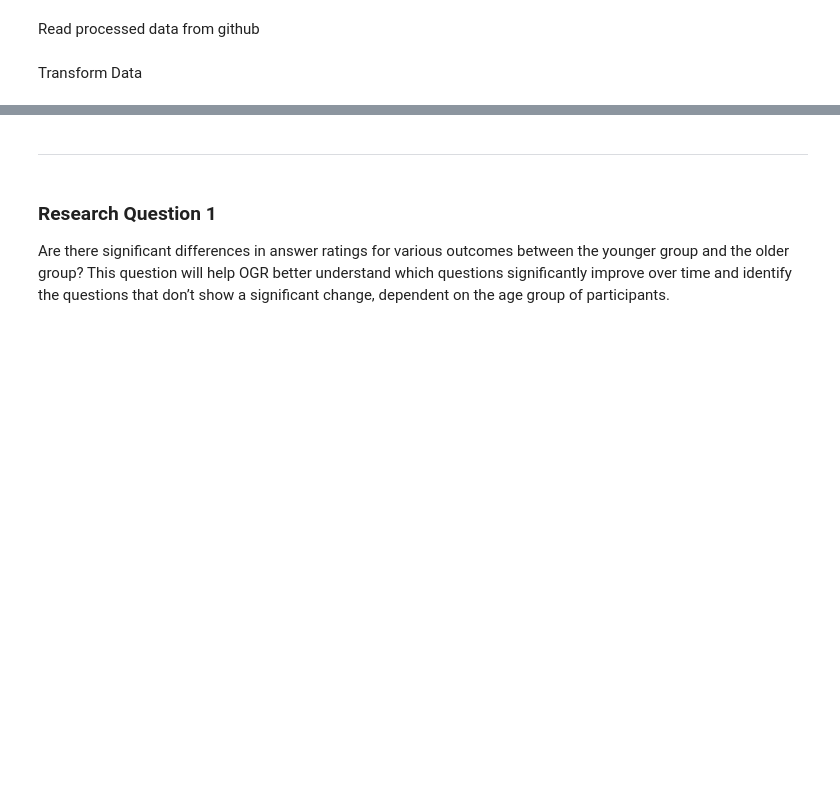
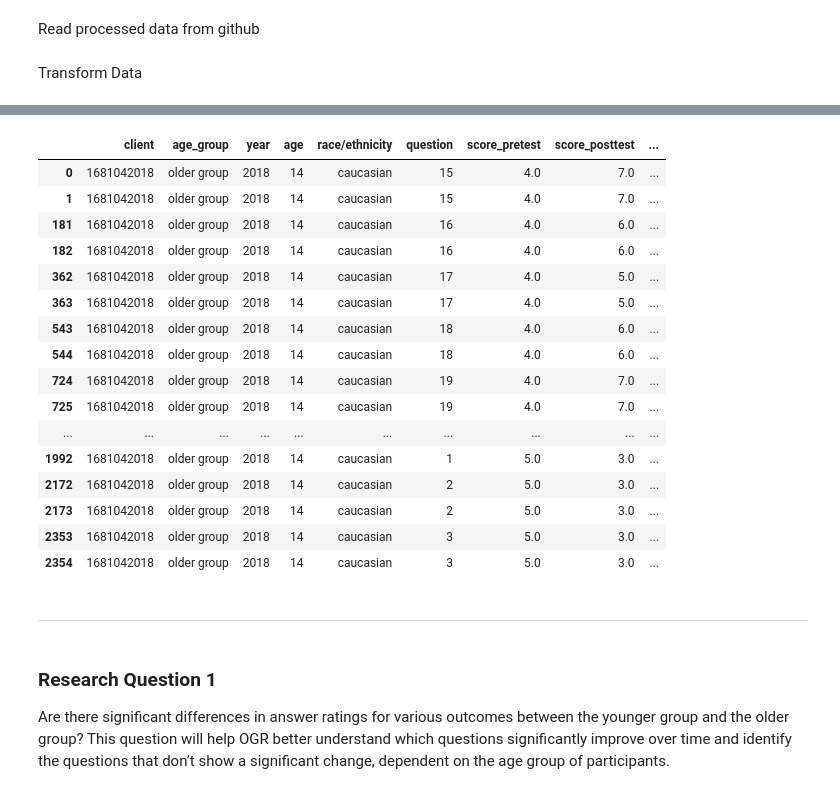
Before and after one commit to josh97ellis/omaha-girls-rock-analysis, a Jupyter notebook: notebooks/analysis.ipynb, the cells around one changed output, grey strips where cells are left out. Drawn from its saved outputs; the diff is of its cells as text; code cells hidden in the pictures; blank space fills up the shorter version.

```diff
--- a/notebooks/analysis.ipynb
+++ b/notebooks/analysis.ipynb
@@ -46,3 +55,23 @@ data_transformed.head()
+# %%
+data_transformed[data_transformed['client']=='1681042018']
+# %% [output]
+|  | client | age_group | year | age | race/ethnicity | question | score_pretest | score_posttest | ... |
+| 0 | 1681042018 | older group | 2018 | 14 | caucasian | 15 | 4.0 | 7.0 | ... |
+| 1 | 1681042018 | older group | 2018 | 14 | caucasian | 15 | 4.0 | 7.0 | ... |
+| 181 | 1681042018 | older group | 2018 | 14 | caucasian | 16 | 4.0 | 6.0 | ... |
+| 182 | 1681042018 | older group | 2018 | 14 | caucasian | 16 | 4.0 | 6.0 | ... |
+| 362 | 1681042018 | older group | 2018 | 14 | caucasian | 17 | 4.0 | 5.0 | ... |
+| 363 | 1681042018 | older group | 2018 | 14 | caucasian | 17 | 4.0 | 5.0 | ... |
+| 543 | 1681042018 | older group | 2018 | 14 | caucasian | 18 | 4.0 | 6.0 | ... |
+| 544 | 1681042018 | older group | 2018 | 14 | caucasian | 18 | 4.0 | 6.0 | ... |
+| 724 | 1681042018 | older group | 2018 | 14 | caucasian | 19 | 4.0 | 7.0 | ... |
+| 725 | 1681042018 | older group | 2018 | 14 | caucasian | 19 | 4.0 | 7.0 | ... |
+| ... | ... | ... | ... | ... | ... | ... | ... | ... | ... |
+| 1992 | 1681042018 | older group | 2018 | 14 | caucasian | 1 | 5.0 | 3.0 | ... |
+| 2172 | 1681042018 | older group | 2018 | 14 | caucasian | 2 | 5.0 | 3.0 | ... |
+| 2173 | 1681042018 | older group | 2018 | 14 | caucasian | 2 | 5.0 | 3.0 | ... |
+| 2353 | 1681042018 | older group | 2018 | 14 | caucasian | 3 | 5.0 | 3.0 | ... |
+| 2354 | 1681042018 | older group | 2018 | 14 | caucasian | 3 | 5.0 | 3.0 | ... |
 # %% [markdown]
 ---
 # %% [markdown]
```
Also changed, not shown: parts of 4 cells of this notebook, 3 other files.
